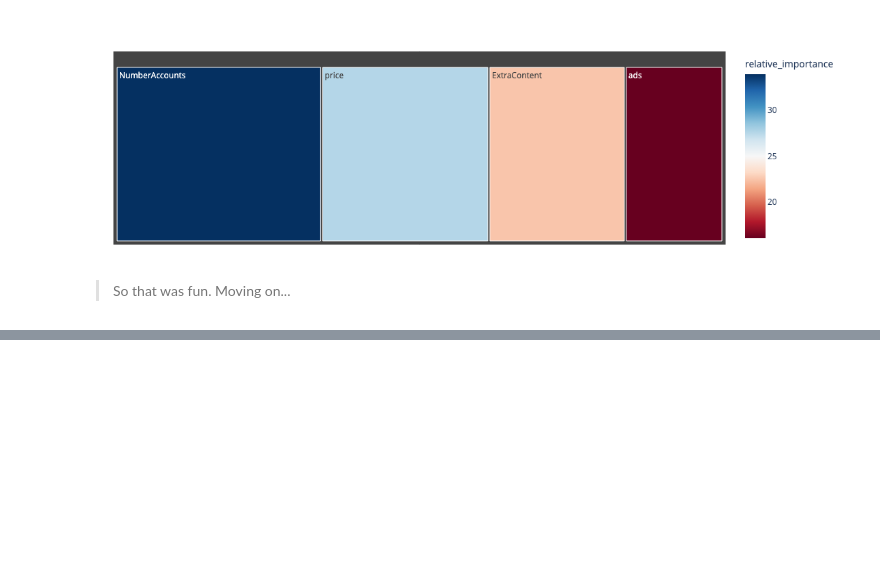
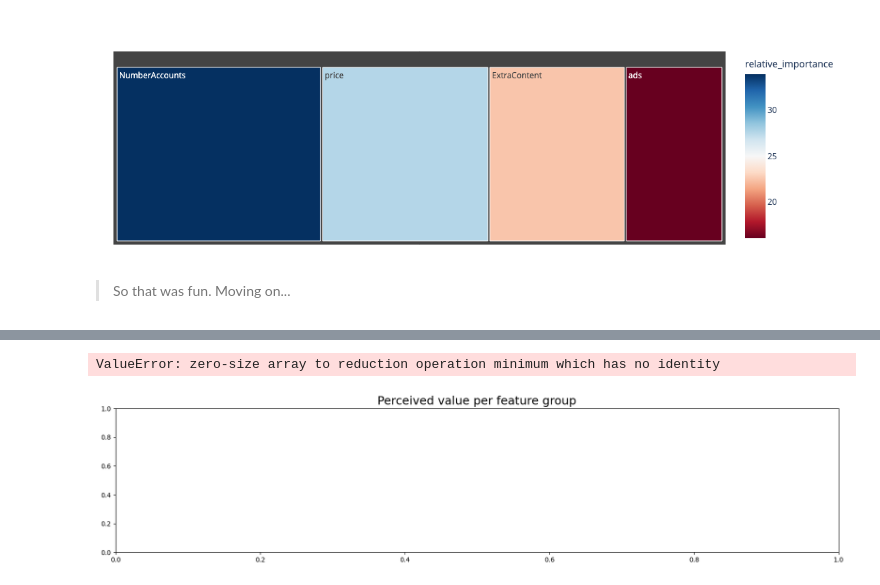
Before and after one commit to kjon-life/conjoint_analyses, a Jupyter notebook: notebooks/Conjoint_Analysis.ipynb, the cells around one changed output, grey strips where cells are left out. Saved outputs shown, nothing was run; the diff lists cells and outputs as text; code cells hidden in the pictures; blank space fills up the shorter version.

Commit message:
feat: Iterate on the features results

```diff
--- a/notebooks/Conjoint_Analysis.ipynb
+++ b/notebooks/Conjoint_Analysis.ipynb
@@ -402,0 +435,4 @@ fig.show()
+# %%
+# Create dummy Variables
+X_dummy = pd.get_dummies(X, columns = X.columns)
+X_dummy.head()
@@ -402,0 +446,6 @@ fig.show()
+# %%
+# Build the Regression Model
+model2 = sm.GLM(y,
+               X_dummy,
+               family = sm.families.Binomial()).fit()
+model2.summary()
@@ -402,0 +478,9 @@ fig.show()
+# %%
+# Create a DF with the results
+df_result_interaction = pd.DataFrame(
+    {'param_name': model2.params.keys(),
+     'partworth': model2.params.values,
+     'pval': model2.pvalues}).sort_values(
+         by = "partworth"
+         )
+df_result_interaction
@@ -402,0 +501,27 @@ fig.show()
+# %%
+# Isolate the feature group
+feature = "content_ads"
+attributes = []
+coefficients =[]
+for i in range(len(df_result_interaction)):
+  if df_result_interaction.iloc[i,0].find(feature) == 0:
+    if df_result_interaction.iloc[i,0].find("none") == -1:
+      attributes.append(df_result_interaction.iloc[i,0])
+      coefficients.append(df_result_interaction.iloc[i,1])
+# %%
+# Plot the partwrrths
+f, ax = plt.subplots(figsize = (20,4))
+plt.title("Perceived value per feature group", fontsize = 18)
+
+# Lollipop plot
+(markers, stemlines, baseline) = plt.stem(attributes,
+                                          coefficients,
+                                          linefmt = "-",
+                                          markerfmt = "o",
+                                          basefmt = " ")
+
+#Plot
+plt.show()
+# %% [output]
+ValueError: zero-size array to reduction operation minimum which has no identity
+[figure, added]
```
Also changed, not shown: parts of 9 cells of this notebook.
